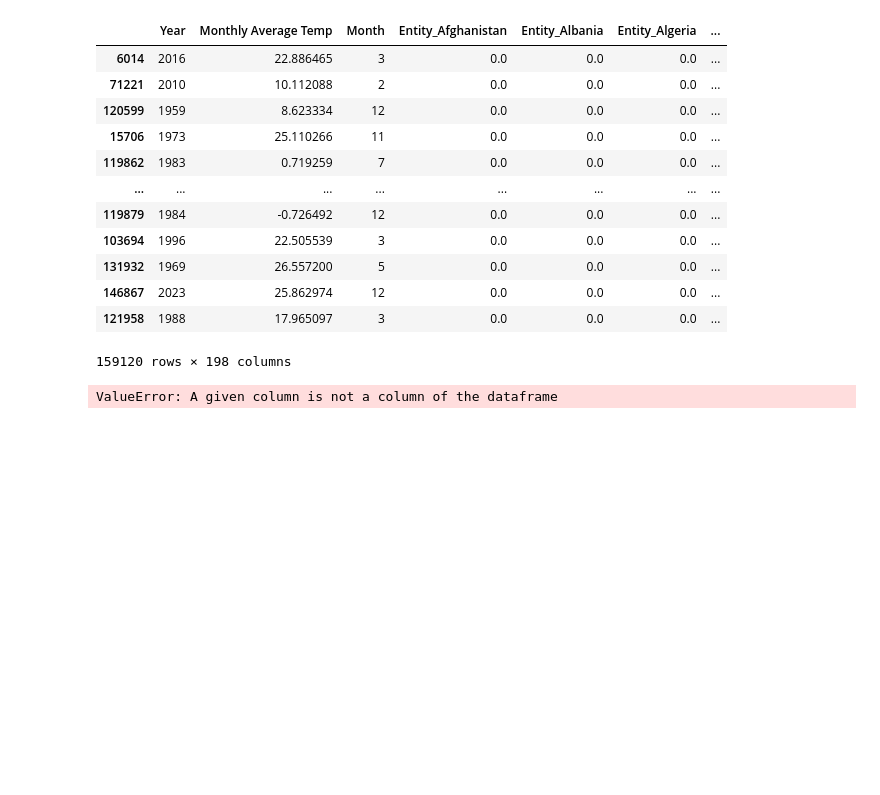
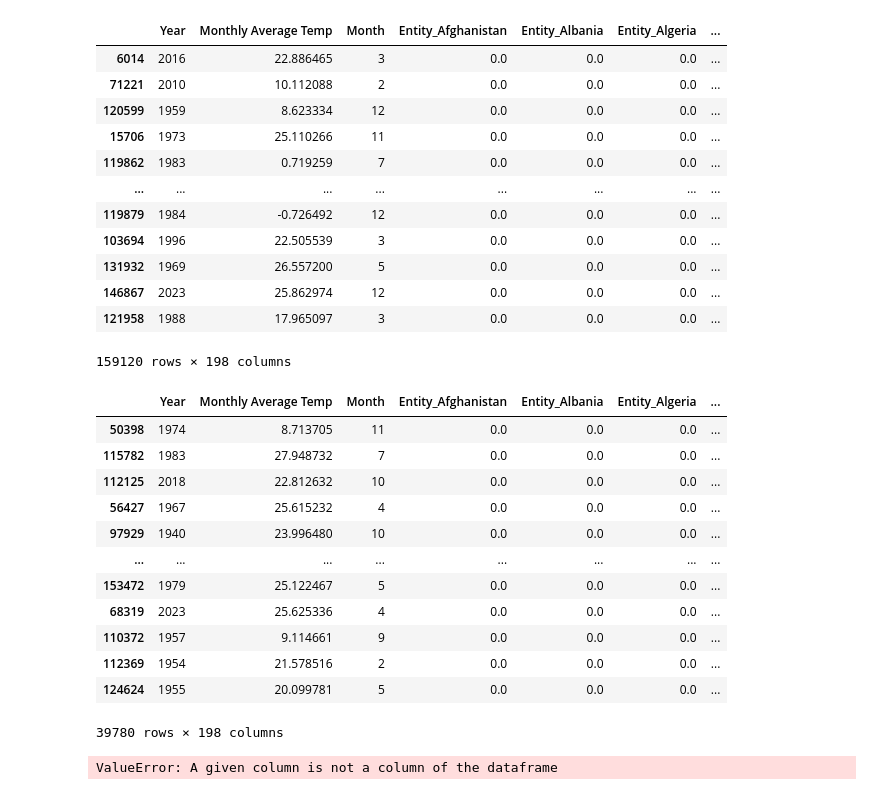
Before and after one commit to HugsAndSquishes/temperature-prediction, a Jupyter notebook: notebooks/modeling.ipynb, the cells around one changed output. Saved outputs shown, nothing was run; the diff lists cells and outputs as text; code cells hidden in the pictures; blank space fills up the shorter version.

```diff
--- a/notebooks/modeling.ipynb
+++ b/notebooks/modeling.ipynb
@@ -62,5 +62,21 @@ X_train
 | 146867 | 2023 | 25.862974 | 12 | 0.0 | 0.0 | 0.0 | ... |
 | 121958 | 1988 | 17.965097 | 3 | 0.0 | 0.0 | 0.0 | ... |
 159120 rows × 198 columns
+# %%
+X_test
+# %% [output]
+|  | Year | Monthly Average Temp | Month | Entity_Afghanistan | Entity_Albania | Entity_Algeria | ... |
+| 50398 | 1974 | 8.713705 | 11 | 0.0 | 0.0 | 0.0 | ... |
+| 115782 | 1983 | 27.948732 | 7 | 0.0 | 0.0 | 0.0 | ... |
+| 112125 | 2018 | 22.812632 | 10 | 0.0 | 0.0 | 0.0 | ... |
+| 56427 | 1967 | 25.615232 | 4 | 0.0 | 0.0 | 0.0 | ... |
+| 97929 | 1940 | 23.996480 | 10 | 0.0 | 0.0 | 0.0 | ... |
+| ... | ... | ... | ... | ... | ... | ... | ... |
+| 153472 | 1979 | 25.122467 | 5 | 0.0 | 0.0 | 0.0 | ... |
+| 68319 | 2023 | 25.625336 | 4 | 0.0 | 0.0 | 0.0 | ... |
+| 110372 | 1957 | 9.114661 | 9 | 0.0 | 0.0 | 0.0 | ... |
+| 112369 | 1954 | 21.578516 | 2 | 0.0 | 0.0 | 0.0 | ... |
+| 124624 | 1955 | 20.099781 | 5 | 0.0 | 0.0 | 0.0 | ... |
+39780 rows × 198 columns
 # %%
 ct_train = ColumnTransformer([
```
Also changed, not shown: parts of 1 cell of this notebook.
